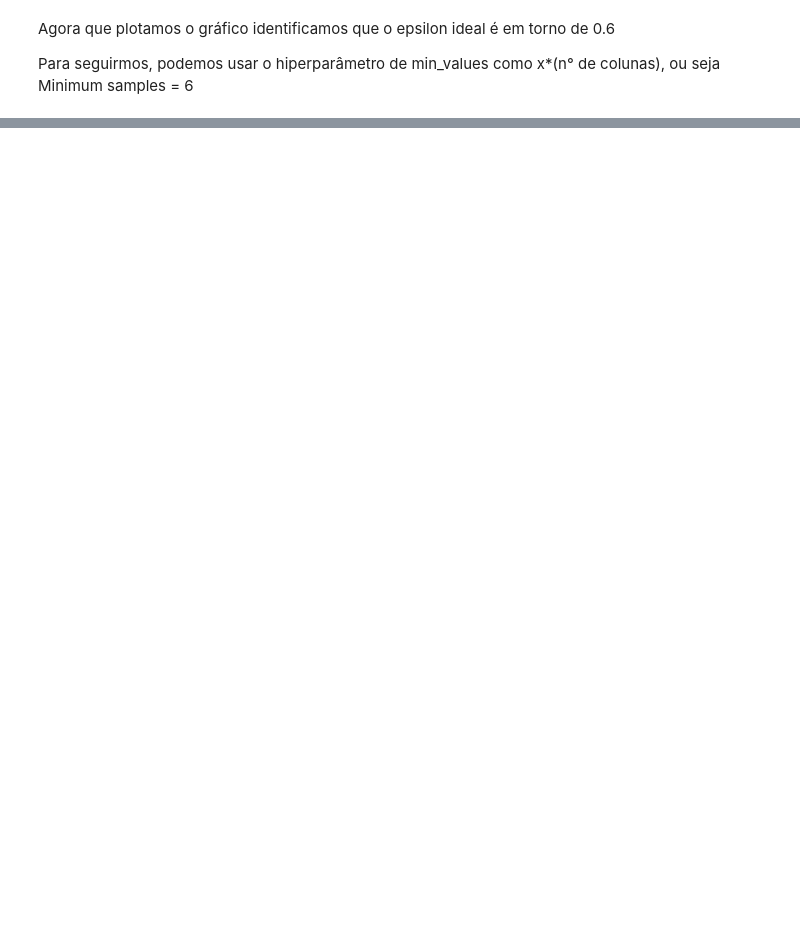
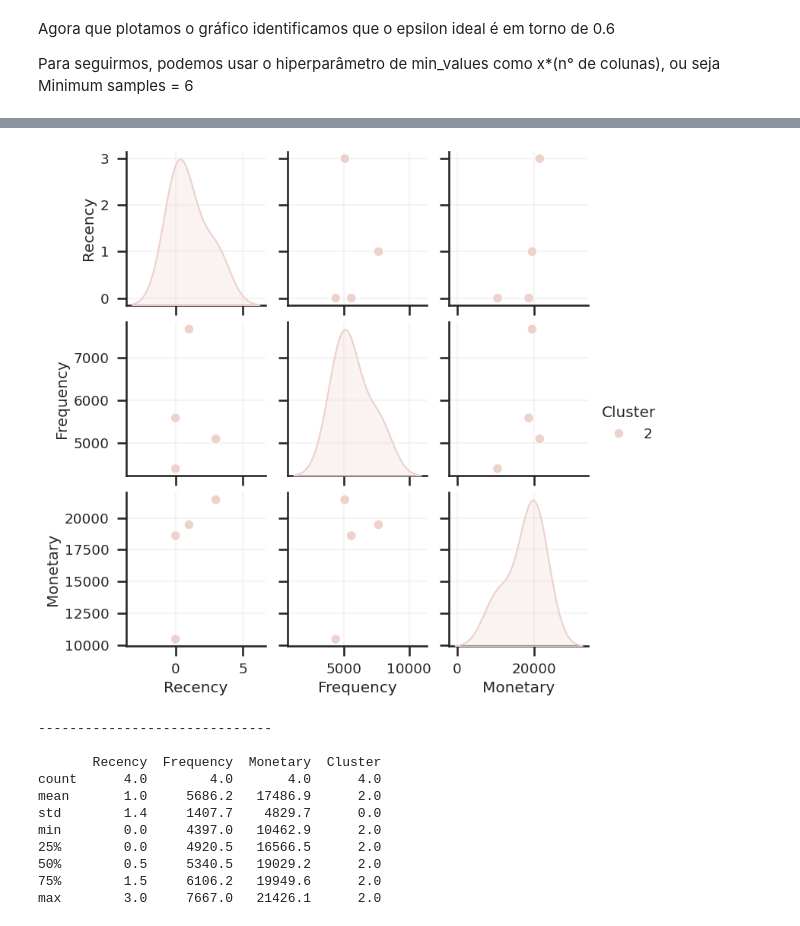
Before and after one commit to JoseVTavares/Ecommerce-RFV-Clustering, a Jupyter notebook: Customer_RFV_and_Clustering_Analysis.ipynb, the cells around one changed output, grey strips where cells are left out. Cells and saved outputs as stored; diff of their text form; code cells hidden in the pictures; blank space fills up the shorter version.

```diff
--- a/Customer_RFV_and_Clustering_Analysis.ipynb
+++ b/Customer_RFV_and_Clustering_Analysis.ipynb
@@ -1233,0 +1337,23 @@ Enquanto que o DBscan retorna entre 2 e 3 clusters, dependendo do epsilon usado.
+# %%
+plt.show()# Agora vamos ver como fica o pairplot se observarmos apenas o Cluster 2
+
+# Visualizamos o output
+fig = sns.pairplot(rfm_table_with_cluster[rfm_table_with_cluster['Cluster']==2], hue='Cluster')
+plt.show()
+print('')
+print('-'*30)
+print('')
+print(rfm_table_with_cluster[rfm_table_with_cluster['Cluster']==2].describe().round(1))
+# %% [output]
+[figure, added]
+------------------------------
+
+       Recency  Frequency  Monetary  Cluster
+count      4.0        4.0       4.0      4.0
+mean       1.0     5686.2   17486.9      2.0
+std        1.4     1407.7    4829.7      0.0
+min        0.0     4397.0   10462.9      2.0
+25%        0.0     4920.5   16566.5      2.0
+50%        0.5     5340.5   19029.2      2.0
+75%        1.5     6106.2   19949.6      2.0
+max        3.0     7667.0   21426.1      2.0
```
Also changed, not shown: parts of 21 cells of this notebook.
